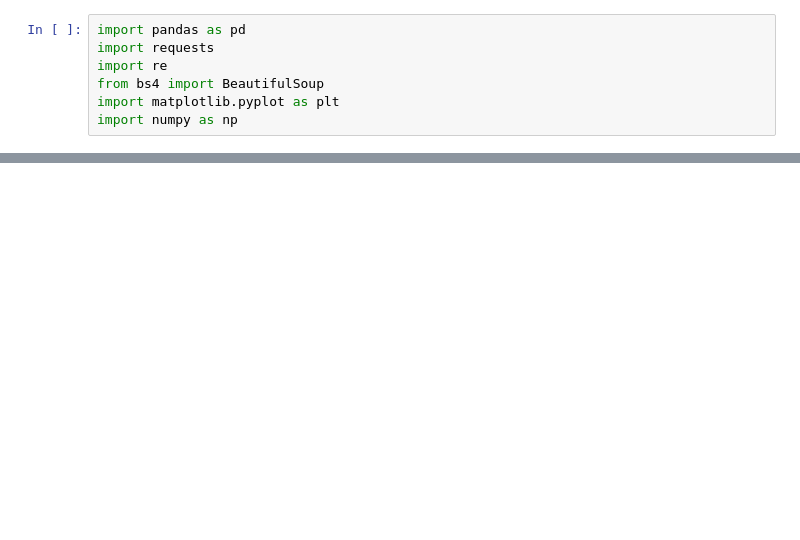
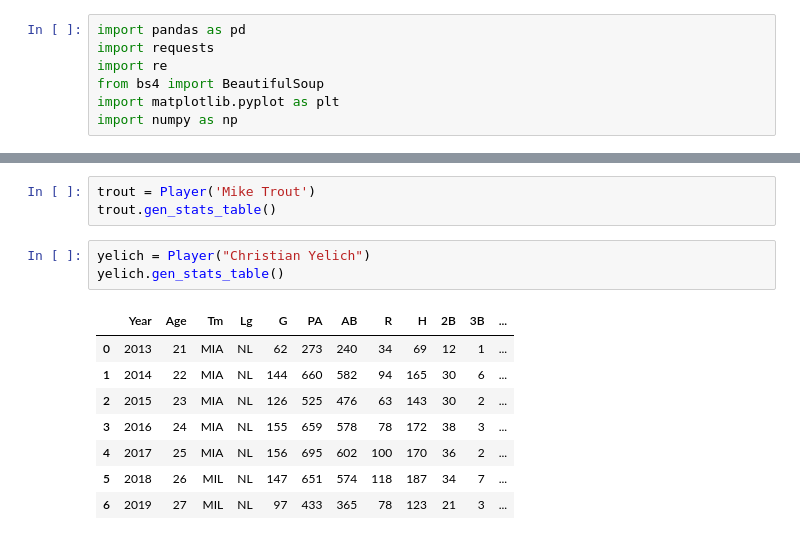
Before and after one commit to jeremytjess/Web-Scrapers, a Jupyter notebook: baseballReferenceScraper.ipynb, the cells around one changed output, grey strips where cells are left out. Saved outputs shown, nothing was run; the diff lists cells and outputs as text; blank space fills up the shorter version.

```diff
--- a/baseballReferenceScraper.ipynb
+++ b/baseballReferenceScraper.ipynb
@@ -89,0 +95,15 @@ colon.gen_stats_table()
+# %%
+trout = Player('Mike Trout')
+trout.gen_stats_table()
+# %%
+yelich = Player("Christian Yelich")
+yelich.gen_stats_table()
+# %% [output]
+|  | Year | Age | Tm | Lg | G | PA | AB | R | H | 2B | 3B | ... |
+| 0 | 2013 | 21 | MIA | NL | 62 | 273 | 240 | 34 | 69 | 12 | 1 | ... |
+| 1 | 2014 | 22 | MIA | NL | 144 | 660 | 582 | 94 | 165 | 30 | 6 | ... |
+| 2 | 2015 | 23 | MIA | NL | 126 | 525 | 476 | 63 | 143 | 30 | 2 | ... |
+| 3 | 2016 | 24 | MIA | NL | 155 | 659 | 578 | 78 | 172 | 38 | 3 | ... |
+| 4 | 2017 | 25 | MIA | NL | 156 | 695 | 602 | 100 | 170 | 36 | 2 | ... |
+| 5 | 2018 | 26 | MIL | NL | 147 | 651 | 574 | 118 | 187 | 34 | 7 | ... |
+| 6 | 2019 | 27 | MIL | NL | 97 | 433 | 365 | 78 | 123 | 21 | 3 | ... |
```
Also changed, not shown: parts of 4 cells of this notebook.
